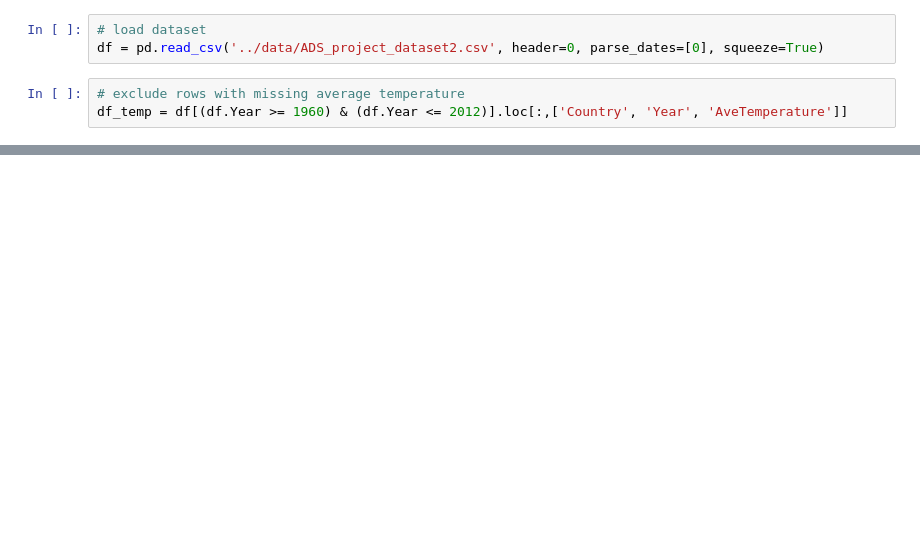
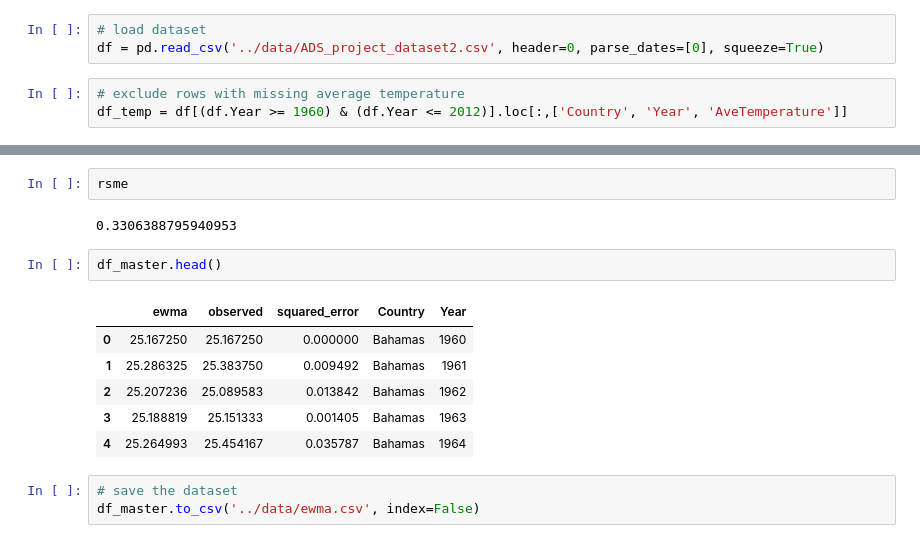
Before and after one commit to masamurai/AppliedDataScience, a Jupyter notebook: project/notebooks/11-EWMA.ipynb, the cells around one changed output, grey strips where cells are left out. Saved outputs shown, nothing was run; the diff lists cells and outputs as text; blank space fills up the shorter version.

```diff
--- a/project/notebooks/11-EWMA.ipynb
+++ b/project/notebooks/11-EWMA.ipynb
@@ -24,0 +92,16 @@ plt.plot(ewma)
+# %%
+rsme
+# %% [output]
+0.3306388795940953
+# %%
+df_master.head()
+# %% [output]
+|  | ewma | observed | squared_error | Country | Year |
+| 0 | 25.167250 | 25.167250 | 0.000000 | Bahamas | 1960 |
+| 1 | 25.286325 | 25.383750 | 0.009492 | Bahamas | 1961 |
+| 2 | 25.207236 | 25.089583 | 0.013842 | Bahamas | 1962 |
+| 3 | 25.188819 | 25.151333 | 0.001405 | Bahamas | 1963 |
+| 4 | 25.264993 | 25.454167 | 0.035787 | Bahamas | 1964 |
+# %%
+# save the dataset
+df_master.to_csv('../data/ewma.csv', index=False)
```
Also changed, not shown: parts of 17 cells of this notebook, 3 other files.
